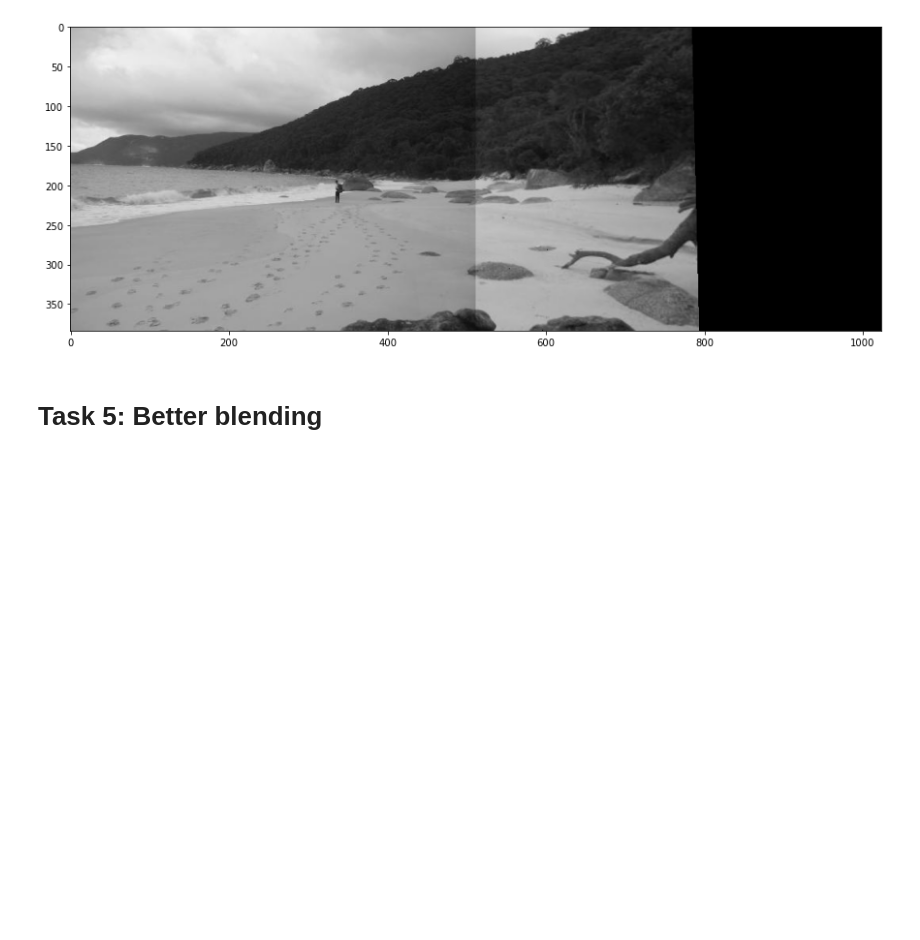
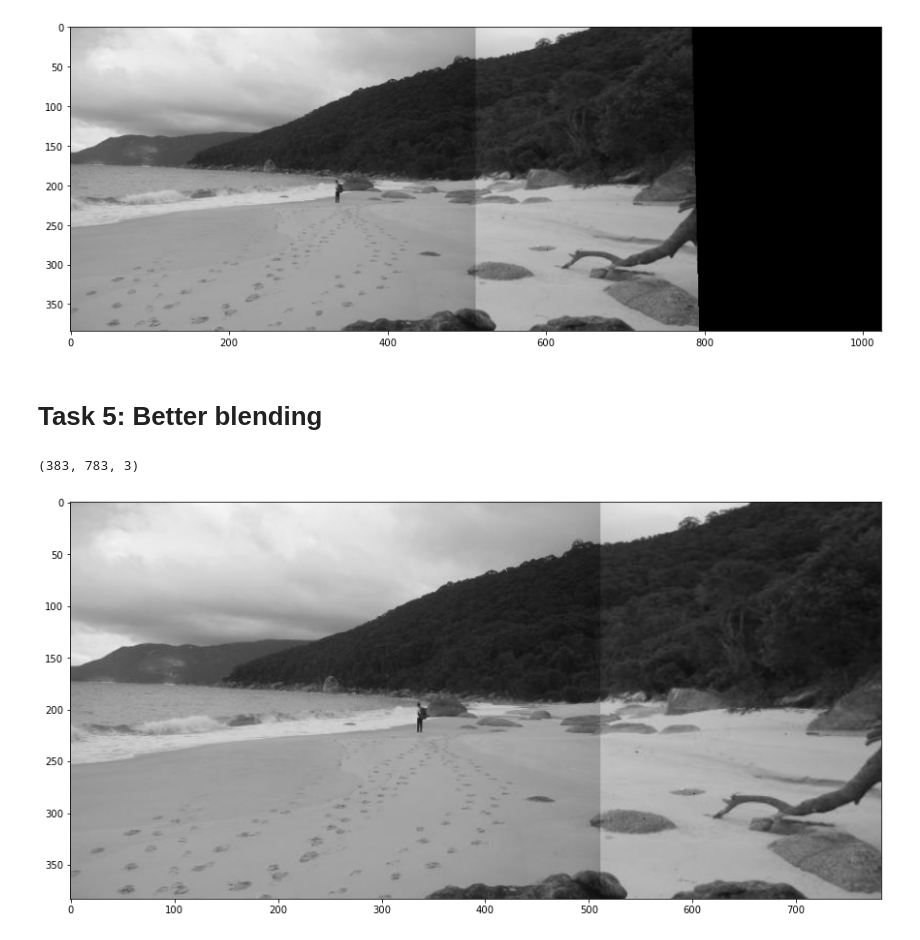
Before and after one commit to Antonio417/Image_Stitching, a Jupyter notebook: Image_Stitching.ipynb, the cells around one changed output. Saved outputs shown, nothing was run; the diff lists cells and outputs as text; code cells hidden in the pictures; blank space fills up the shorter version.

```diff
--- a/Image_Stitching.ipynb
+++ b/Image_Stitching.ipynb
@@ -166,0 +156,33 @@ plt.imshow(final_img, cmap='gray')
+# %%
+final_img = cv2.imread('Stitched_img_Task4.jpg')
+
+gray = cv2.cvtColor(final_img,cv2.COLOR_BGR2GRAY)
+gray = cv2.medianBlur(gray,3)
+
+ret,thresh = cv2.threshold(gray,1,255,0)
+_, contours, _ = cv2.findContours(thresh,cv2.RETR_LIST,cv2.CHAIN_APPROX_SIMPLE)
+
+
+max_area = -1
+best_contour = None
+
+for cnt in contours:
+
+    area = cv2.contourArea(cnt)
+    if area > max_area:
+        max_area = area
+        best_cnt = cnt
+
+approx = cv2.approxPolyDP(best_cnt,0.01*cv2.arcLength(best_cnt,True),True)
+far = approx[np.product(approx,2).argmax()][0]
+
+x = far[0] - 10
+y = far[1]
+final_img2 = final_img[:y,:x].copy()
+figure(figsize = (15,10))
+plt.imshow(final_img2, cmap='gray')
+print(final_img2.shape)
+# Show results below:
+# %% [output]
+(383, 783, 3)
+[figure, added]
```
Also changed, not shown: parts of 2 cells of this notebook.
